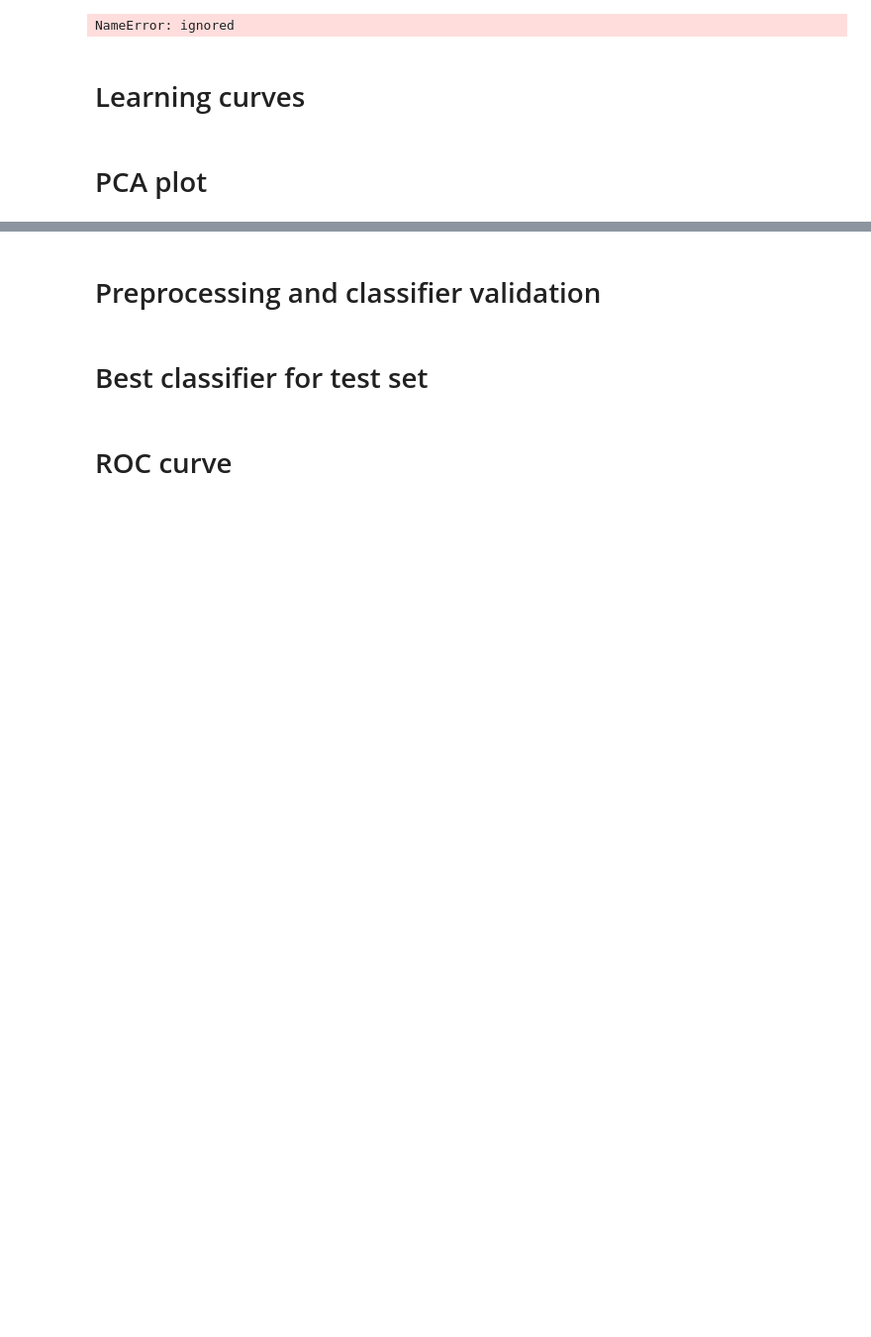
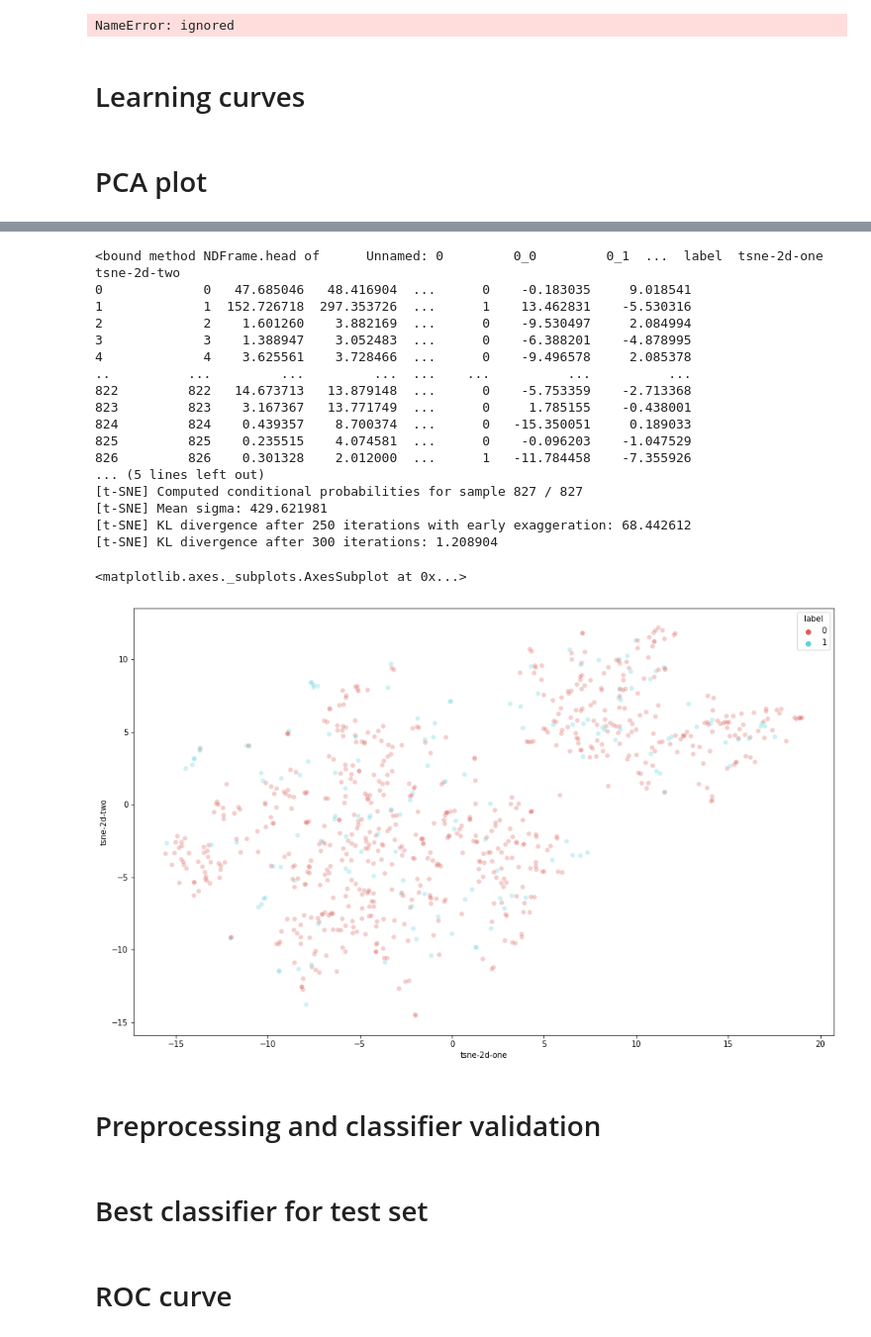
Before and after one commit to BrianvanWinden/TM10007_Group_13, a Jupyter notebook: Code_opgeschoond_en_werkend_random.ipynb, the cells around one changed output, grey strips where cells are left out. Shown: that part at 99% size. Saved outputs shown, nothing was run; the diff lists cells and outputs as text; code cells hidden in the pictures; blank space fills up the shorter version.

```diff
--- a/Code_opgeschoond_en_werkend_random.ipynb
+++ b/Code_opgeschoond_en_werkend_random.ipynb
@@ -246,3 +246,41 @@ plt.show
+# %%
+
+
+data = pd.DataFrame(data)
+tsne = TSNE(n_components=2, verbose=1, perplexity=40, n_iter=300)
+tsne_results = tsne.fit_transform(data)
+
+data['tsne-2d-one'] = tsne_results[:,0]
+data['tsne-2d-two'] = tsne_results[:,1]
+plt.figure(figsize=(16,10))
+sns.scatterplot(
+    x="tsne-2d-one", y="tsne-2d-two",
+    hue="label",
+    palette=sns.color_palette("hls", 2),
+    data=data,
+    legend="full",
+    alpha=0.3
+)
+# %% [output]
+<bound method NDFrame.head of      Unnamed: 0         0_0         0_1  ...  label  tsne-2d-one  tsne-2d-two
+0             0   47.685046   48.416904  ...      0    -0.183035     9.018541
+1             1  152.726718  297.353726  ...      1    13.462831    -5.530316
+2             2    1.601260    3.882169  ...      0    -9.530497     2.084994
+3             3    1.388947    3.052483  ...      0    -6.388201    -4.878995
+4             4    3.625561    3.728466  ...      0    -9.496578     2.085378
+..          ...         ...         ...  ...    ...          ...          ...
+822         822   14.673713   13.879148  ...      0    -5.753359    -2.713368
+823         823    3.167367   13.771749  ...      0     1.785155    -0.438001
+824         824    0.439357    8.700374  ...      0   -15.350051     0.189033
+825         825    0.235515    4.074581  ...      0    -0.096203    -1.047529
+826         826    0.301328    2.012000  ...      1   -11.784458    -7.355926
+... (5 lines left out)
+[t-SNE] Computed conditional probabilities for sample 827 / 827
+[t-SNE] Mean sigma: 429.621981
+[t-SNE] KL divergence after 250 iterations with early exaggeration: 68.442612
+[t-SNE] KL divergence after 300 iterations: 1.208904
+<matplotlib.axes._subplots.AxesSubplot at 0x...>
+[figure, added]
 # %% [markdown]
 # Preprocessing and classifier validation
 # %%
```
Also changed, not shown: parts of 3 cells of this notebook.
